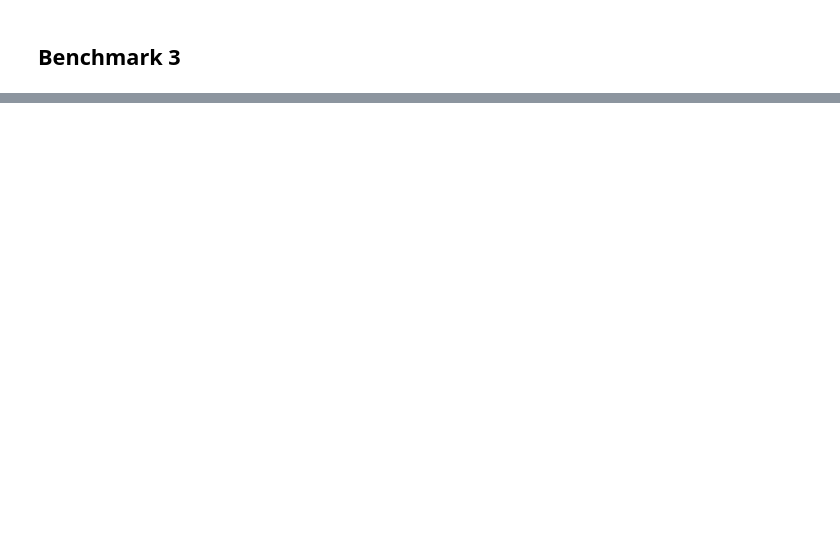
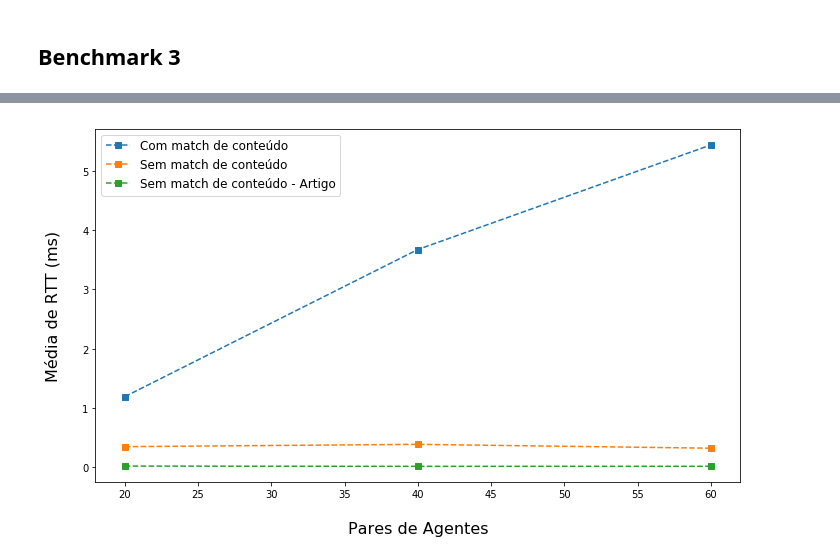
Before and after one commit to rafalencar1997/JadeContainer, a Jupyter notebook: analysis/Benchmark_Base.ipynb, the cells around one changed output, grey strips where cells are left out. Drawn from its saved outputs; the diff is of its cells as text; code cells hidden in the pictures; blank space fills up the shorter version.

```diff
--- a/analysis/Benchmark_Base.ipynb
+++ b/analysis/Benchmark_Base.ipynb
@@ -390,0 +130,17 @@ c =  -41.0950860286
+# %%
+dfb5F = dfb5[dfb5['Henrique'] == False]
+dfb5T = dfb5[dfb5['Henrique'] == True]
+
+dfb5F = dfb5F.groupby(['NumberSenders']).agg({'RTT': ['mean', 'min', 'max', 'std', 'count']})
+dfb5F.columns = ['RTT_mean', 'RTT_min', 'RTT_max', 'RTT_std', 'Messages_Delivered']
+
+dfb5T = dfb5T.groupby(['NumberSenders']).agg({'RTT': ['mean', 'min', 'max', 'std', 'count']})
+dfb5T.columns = ['RTT_mean', 'RTT_min', 'RTT_max', 'RTT_std', 'Messages_Delivered']
+# %%
+dfb5H = pd.DataFrame([0.019, 0.015, 0.016], index=[20,40,60], columns=['RTT_mean'])
+# %%
+plot_results2([dfb5F, dfb5T, dfb5H],
+              x_label='Pares de Agentes',
+              legend=['Com match de conteúdo', 'Sem match de conteúdo', 'Sem match de conteúdo - Artigo'])
+# %% [output]
+[figure, added]
```
Also changed, not shown: parts of 50 cells of this notebook, 10 other files.
